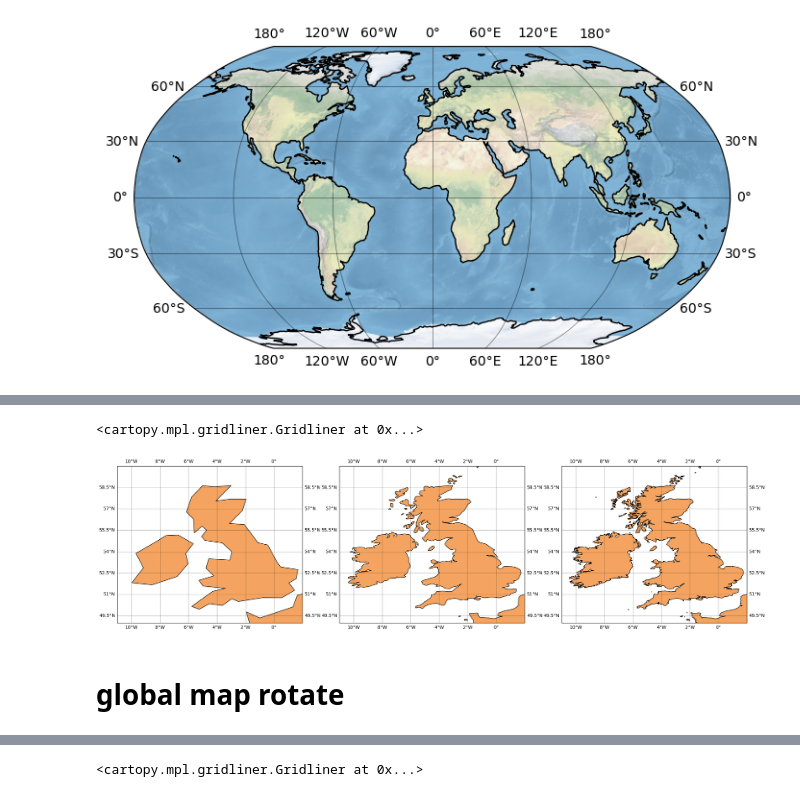
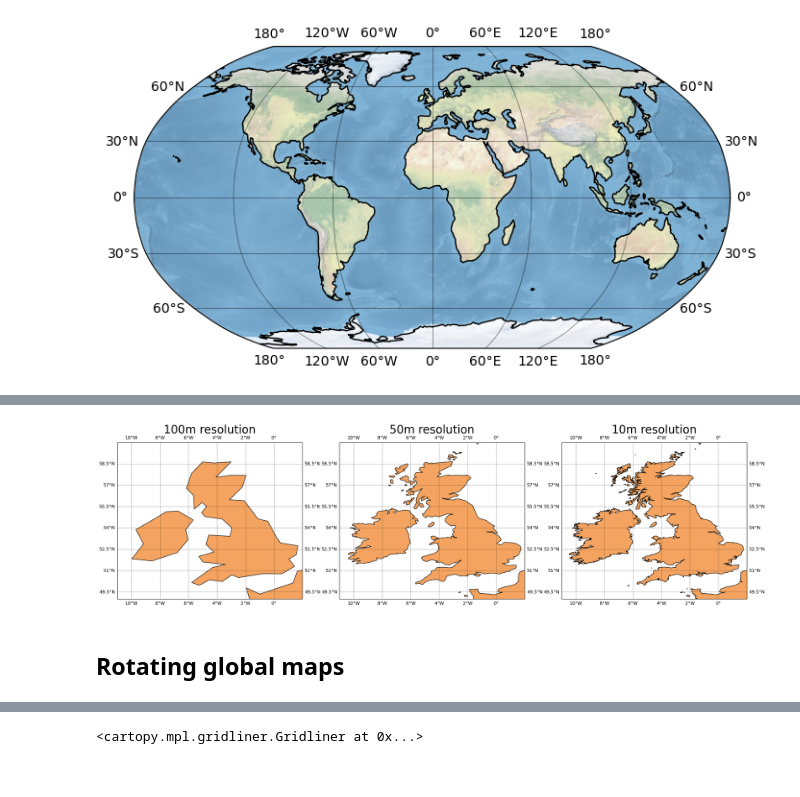
Before and after one commit to MaximilianLowe/Demo_cartopy_and_gridding_python, a Jupyter notebook: cartopy_and_gridding.ipynb, the cells around one changed output, grey strips where cells are left out. Drawn from its saved outputs; the diff is of its cells as text; code cells hidden in the pictures.

```diff
--- a/cartopy_and_gridding.ipynb
+++ b/cartopy_and_gridding.ipynb
@@ -111,32 +127,25 @@ ax3.add_feature(cfeature.RIVERS.with_scale("10m"), color="lightblue")
 # %%
-# Generate the coastline feature at three different scales
-land_110m = cartopy.feature.NaturalEarthFeature(
-    "physical", "coastline", "110m", edgecolor="k", facecolor="sandybrown"
-)
-land_50m = cartopy.feature.NaturalEarthFeature(
-    "physical", "coastline", "50m", edgecolor="k", facecolor="sandybrown"
-)
-land_10m = cartopy.feature.NaturalEarthFeature(
-    "physical", "coastline", "10m", edgecolor="k", facecolor="sandybrown"
-)
-
-
 figure1 = plt.figure(figsize=(25, 25))
 
 ax1 = plt.subplot(1, 3, 1, projection=ccrs.PlateCarree())
-ax1.add_feature(land_110m)
+ax1.add_feature(cfeature.LAND.with_scale("110m"), edgecolor="k", facecolor="sandybrown")
 ax1.gridlines(linewidth=0.5, draw_labels=True, color="k", alpha=0.5, linestyle="-")
 ax1.set_extent([-11, 2, 49, 60], crs=ccrs.PlateCarree())
+ax1.title.set_text("100m resolution")
+ax1.title.set_size(25)
 
 ax2 = plt.subplot(1, 3, 2, sharex=ax1, sharey=ax1, projection=ccrs.PlateCarree())
-ax2.add_feature(land_50m)
+ax2.add_feature(cfeature.LAND.with_scale("50m"), edgecolor="k", facecolor="sandybrown")
 ax2.gridlines(linewidth=0.5, draw_labels=True, color="k", alpha=0.5, linestyle="-")
+ax2.title.set_text("50m resolution")
+ax2.title.set_size(25)
 
 ax3 = plt.subplot(1, 3, 3, sharex=ax1, sharey=ax1, projection=ccrs.PlateCarree())
-ax3.add_feature(land_10m)
+ax3.add_feature(cfeature.LAND.with_scale("10m"), edgecolor="k", facecolor="sandybrown")
 ax3.gridlines(linewidth=0.5, draw_labels=True, color="k", alpha=0.5, linestyle="-")
+ax3.title.set_text("10m resolution")
+ax3.title.set_size(25)
 # %% [output]
-<cartopy.mpl.gridliner.Gridliner at 0x...>
-[figure, old version]
+[figure, new version]
 # %% [markdown]
-# global map rotate
+## Rotating global maps
```
Also changed, not shown: parts of 15 cells of this notebook.
